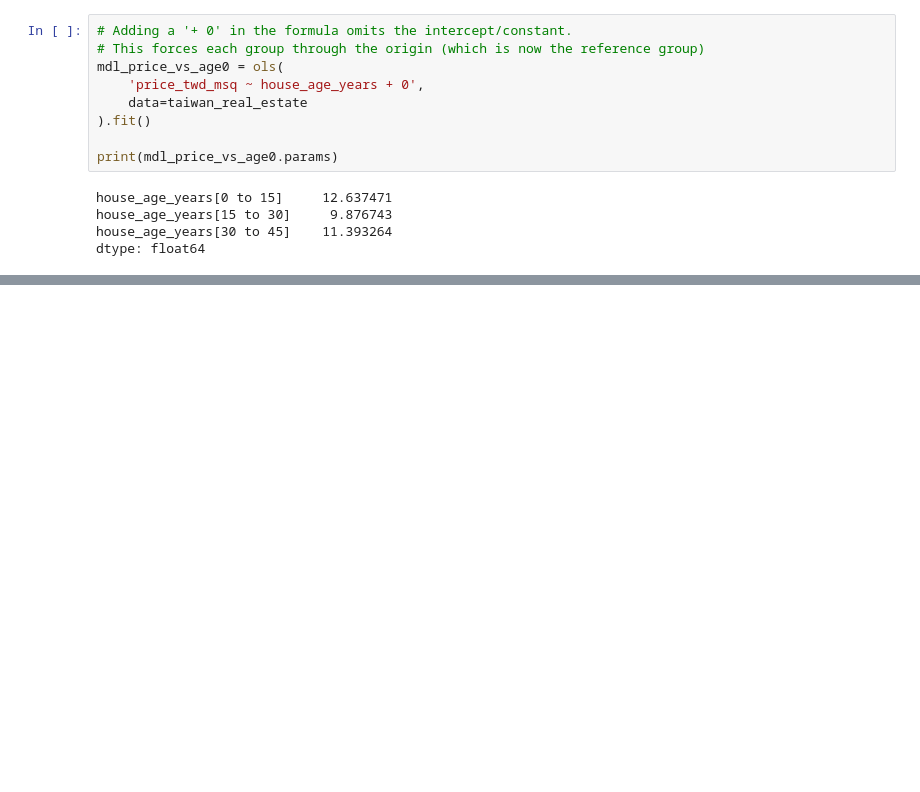
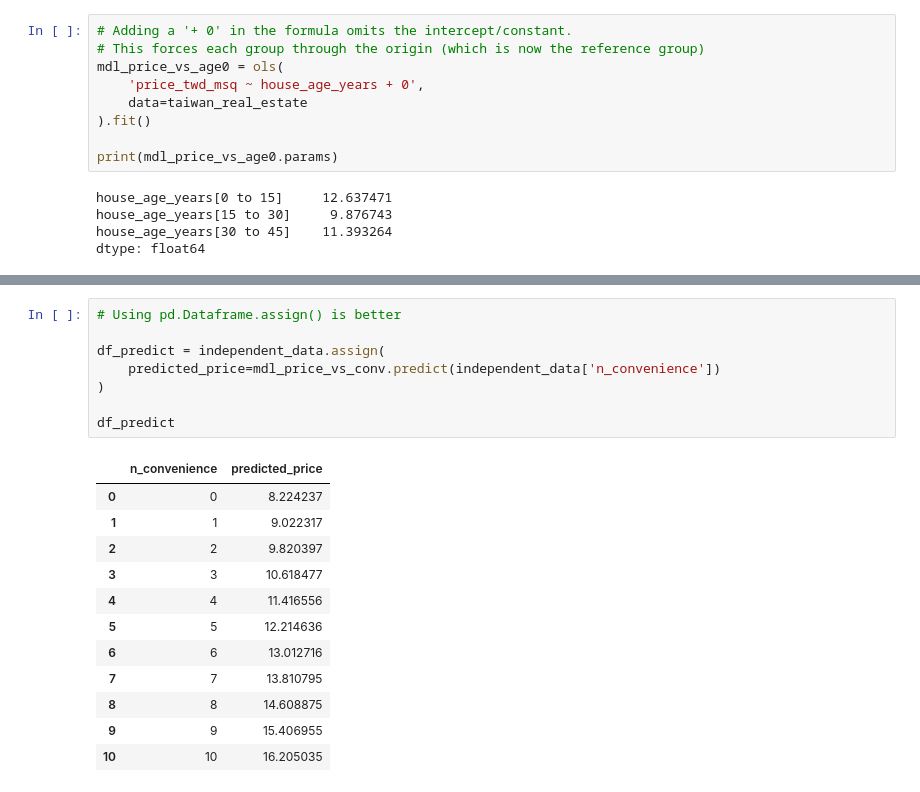
Before and after one commit to drksz/Learning-ML, a Jupyter notebook: RegressionIntro.ipynb, the cells around one changed output, grey strips where cells are left out. Saved outputs shown, nothing was run; the diff lists cells and outputs as text; blank space fills up the shorter version.

```diff
--- a/RegressionIntro.ipynb
+++ b/RegressionIntro.ipynb
@@ -125,0 +189,21 @@ dtype: float64
+# %%
+# Using pd.Dataframe.assign() is better
+
+df_predict = independent_data.assign(
+    predicted_price=mdl_price_vs_conv.predict(independent_data['n_convenience'])
+)
+
+df_predict
+# %% [output]
+|  | n_convenience | predicted_price |
+| 0 | 0 | 8.224237 |
+| 1 | 1 | 9.022317 |
+| 2 | 2 | 9.820397 |
+| 3 | 3 | 10.618477 |
+| 4 | 4 | 11.416556 |
+| 5 | 5 | 12.214636 |
+| 6 | 6 | 13.012716 |
+| 7 | 7 | 13.810795 |
+| 8 | 8 | 14.608875 |
+| 9 | 9 | 15.406955 |
+| 10 | 10 | 16.205035 |
```
Also changed, not shown: parts of 7 cells of this notebook.
